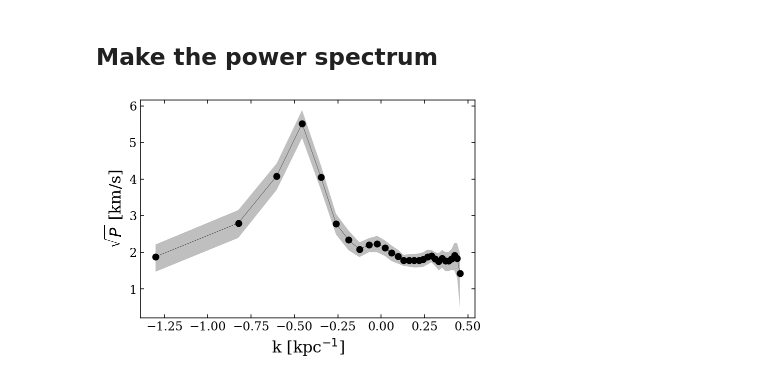
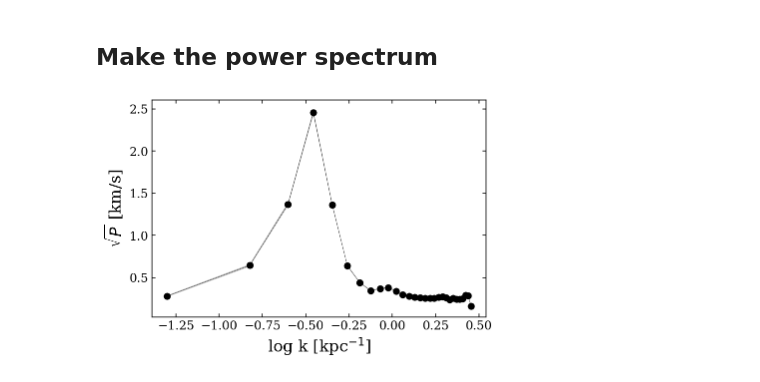
Before and after one commit to jamesmlane/AST1501, a Jupyter notebook: notebooks/7-power_spectrum/power_spectrum_2d.ipynb, the cells around one changed output. Saved outputs shown, nothing was run; the diff lists cells and outputs as text; code cells hidden in the pictures.

```diff
--- a/notebooks/7-power_spectrum/power_spectrum_2d.ipynb
+++ b/notebooks/7-power_spectrum/power_spectrum_2d.ipynb
@@ -230,7 +213,7 @@ vT_low = -5*sigma_vT+210
 vT_hi = 5*sigma_vT+210
 
 # Generate the velocity distribution and DF arrays
-df0, dfp, vR_range, vT_range = gen_vRvT_1D(dvT, dvR, vR_low, vR_hi, vT_low, vT_hi)
+df0, dfp, vR_range, vT_range = ast1501.df.gen_vRvT_1D(dvT, dvR, vR_low, vR_hi, vT_low, vT_hi, verbose=1)
 
 # DF is axisymmetric so just do a grid of radii and then match to
 # the X-Y bins
@@ -636,34 +604,34 @@ for i in range(n_bs):
     samp_vR_hist_obs[ samp_where_nan ] = 0
     samp_vR_hist_obs[ samp_where_low_N ] = 0
     samp_vR_hist_obs[ samp_where_low_N ] = 0
 
     # Now make the FT
     samp_k_vR, samp_pk_vR, _ = ast1501.fourier.psd1d(samp_vR_hist_obs,dx)
 
     if i == 0:
         bs_k_vR = np.zeros((n_bs, len(samp_k_vR)))
         bs_pk_vR = np.zeros((n_bs, len(samp_k_vR)))
         bs_k_vR[i] = samp_k_vR
         bs_pk_vR[i] = samp_pk_vR
     else:
         bs_k_vR[i] = samp_k_vR
         bs_pk_vR[i] = samp_pk_vR
 
 
 bs_avg_pk_vR = np.average(bs_pk_vR, axis=0)
 bs_std_pk_vR = np.std(bs_pk_vR, axis=0)
 
 ## Log
 fig = plt.figure()
 ax = fig.add_subplot(111)
 
-ax.plot( np.log10(bs_k_vR[0]), 4*np.pi*np.sqrt(bs_avg_pk_vR), color='Black', linewidth=0.25, marker='o'  )
-ax.fill_between( np.log10(bs_k_vR[0]), 4*np.pi*np.sqrt(bs_avg_pk_vR+bs_std_pk_vR),
-                4*np.pi*np.sqrt(bs_avg_pk_vR-bs_std_pk_vR), alpha=0.5, facecolor='Grey' )
+ax.plot( np.log10(bs_k_vR[0]), 4*np.pi*bs_avg_pk_vR, color='Black', linewidth=0.25, marker='o'  )
+ax.fill_between( np.log10(bs_k_vR[0]), 4*np.pi*bs_avg_pk_vR+bs_std_pk_vR,
+                4*np.pi*bs_avg_pk_vR-bs_std_pk_vR, alpha=0.5, facecolor='Grey' )
 ax.set_xlabel(r'log k [kpc$^{-1}$]')
 ax.set_ylabel(r'$\sqrt{P}$ [km/s]')
 
 plt.show()
 plt.close('all')
 # %% [output]
-[figure, old version]
+[figure, new version]
```
Also changed, not shown: parts of 7 cells of this notebook, 1 other file.
